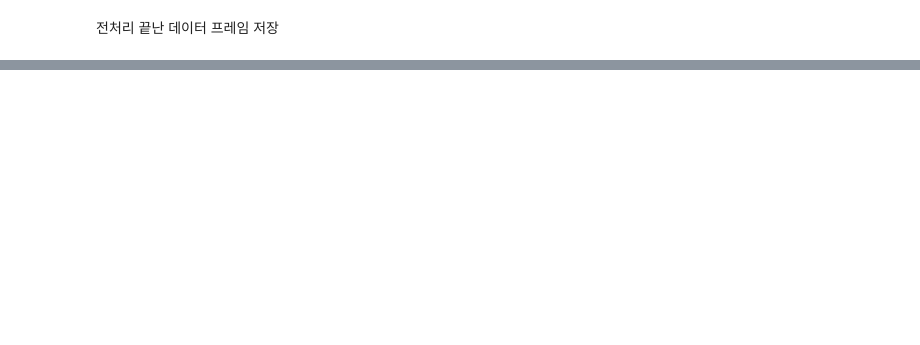
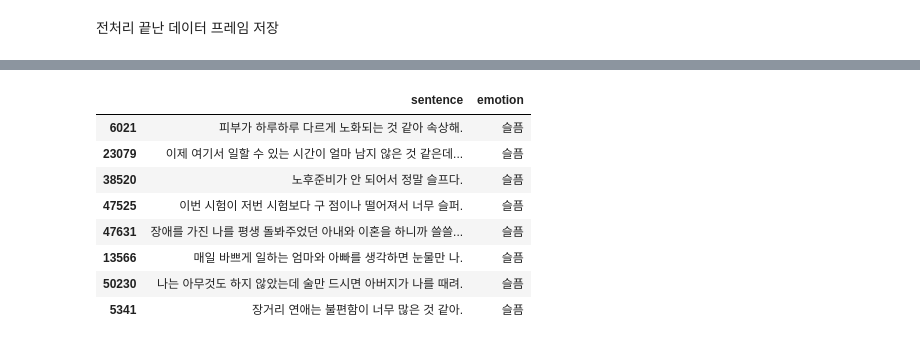
Before and after one commit to Bongwoo2lee/floread, a Jupyter notebook: sentiment-analysis/EDA.ipynb, the cells around one changed output, grey strips where cells are left out. Cells and saved outputs as stored; diff of their text form; code cells hidden in the pictures; blank space fills up the shorter version.

```diff
--- a/sentiment-analysis/EDA.ipynb
+++ b/sentiment-analysis/EDA.ipynb
@@ -375,0 +462,12 @@ train3.to_csv("data/연속적대화.csv")
+# %%
+trainset1[trainset1['emotion'] == '슬픔'].sample(n=8)
+# %% [output]
+|  | sentence | emotion |
+| 6021 | 피부가 하루하루 다르게 노화되는 것 같아 속상해. | 슬픔 |
+| 23079 | 이제 여기서 일할 수 있는 시간이 얼마 남지 않은 것 같은데... | 슬픔 |
+| 38520 | 노후준비가 안 되어서 정말 슬프다. | 슬픔 |
+| 47525 | 이번 시험이 저번 시험보다 구 점이나 떨어져서 너무 슬퍼. | 슬픔 |
+| 47631 | 장애를 가진 나를 평생 돌봐주었던 아내와 이혼을 하니까 쓸쓸... | 슬픔 |
+| 13566 | 매일 바쁘게 일하는 엄마와 아빠를 생각하면 눈물만 나. | 슬픔 |
+| 50230 | 나는 아무것도 하지 않았는데 술만 드시면 아버지가 나를 때려. | 슬픔 |
+| 5341 | 장거리 연애는 불편함이 너무 많은 것 같아. | 슬픔 |
```
Also changed, not shown: parts of 39 cells of this notebook, 1 other file.
